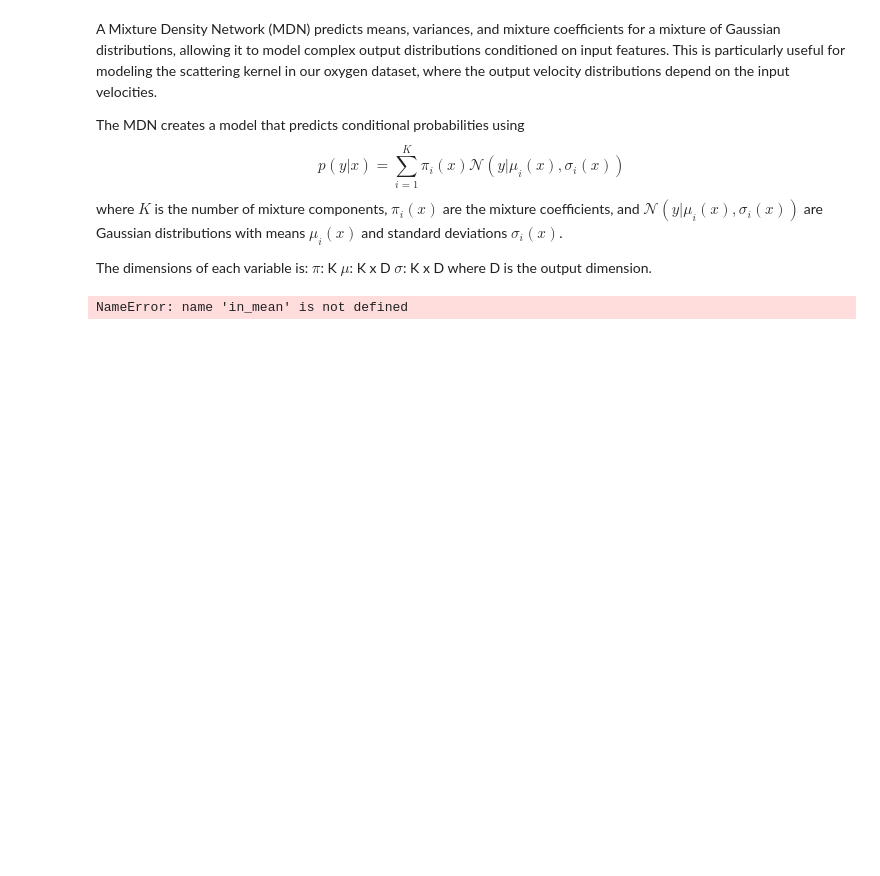
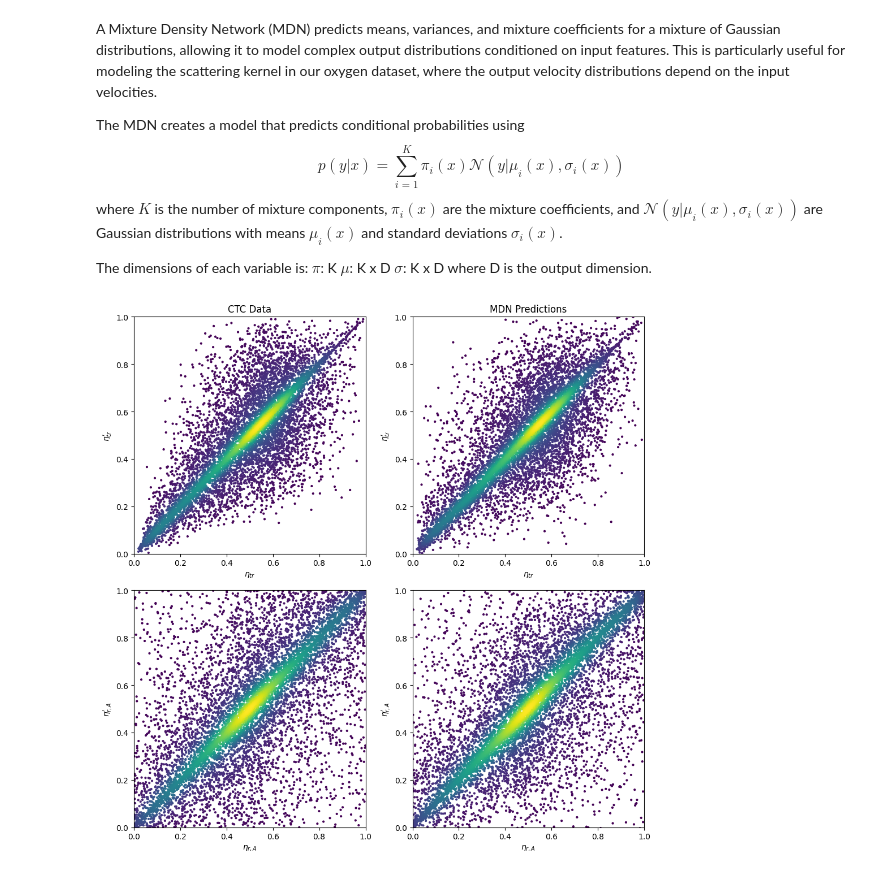
Before and after one commit to TijnZeelenberg/scatteringkernels, a Jupyter notebook: machinelearning/visualisations.ipynb, the cells around one changed output. Drawn from its saved outputs; the diff is of its cells as text; code cells hidden in the pictures; blank space fills up the shorter version.

Commit message:
Finish scattering plot function

```diff
--- a/machinelearning/visualisations.ipynb
+++ b/machinelearning/visualisations.ipynb
@@ -40,20 +40,29 @@ outputdata[:,1] = rawdata[:,4]/ np.sum(rawdata[:,4:6], axis=1)
 # %%
 import torch
 import numpy as np
 from mdn_utils import plot_scattering_comparison
-from hydrogen_mdn import MixtureDensityNetwork, K, in_mean, in_std, out_mean, out_std
+from machinelearning.define_mdn import MixtureDensityNetwork
+
+ckpt = torch.load("trainedmodels/mdn_h2h2_collision_model.pth", map_location="cpu")
+state_dict = ckpt.get("model_state_dict", ckpt)
+K = state_dict["pi_layer.weight"].shape[0]
 
 mdn_model = MixtureDensityNetwork(
     input_dim=3,
     output_dim=2,
     num_mixtures=K
 )
-mdn_model.load_state_dict(
-    torch.load("trainedmodels/mdn_h2h2_collision_model.pth")
-)
+mdn_model.load_state_dict(state_dict)
 
 
 # plot comparison
-plot_scattering_comparison(np.column_stack((inputdata, outputdata)),mdn_model)
+plot_scattering_comparison(
+    np.column_stack((inputdata, outputdata)),
+    mdn_model,
+    in_mean=ckpt.get("in_mean"),
+    in_std=ckpt.get("in_std"),
+    out_mean=ckpt.get("out_mean"),
+    out_std=ckpt.get("out_std"),
+)
 # %% [output]
-NameError: name 'in_mean' is not defined
+[figure, added]
```
Also changed, not shown: 3 other files.
